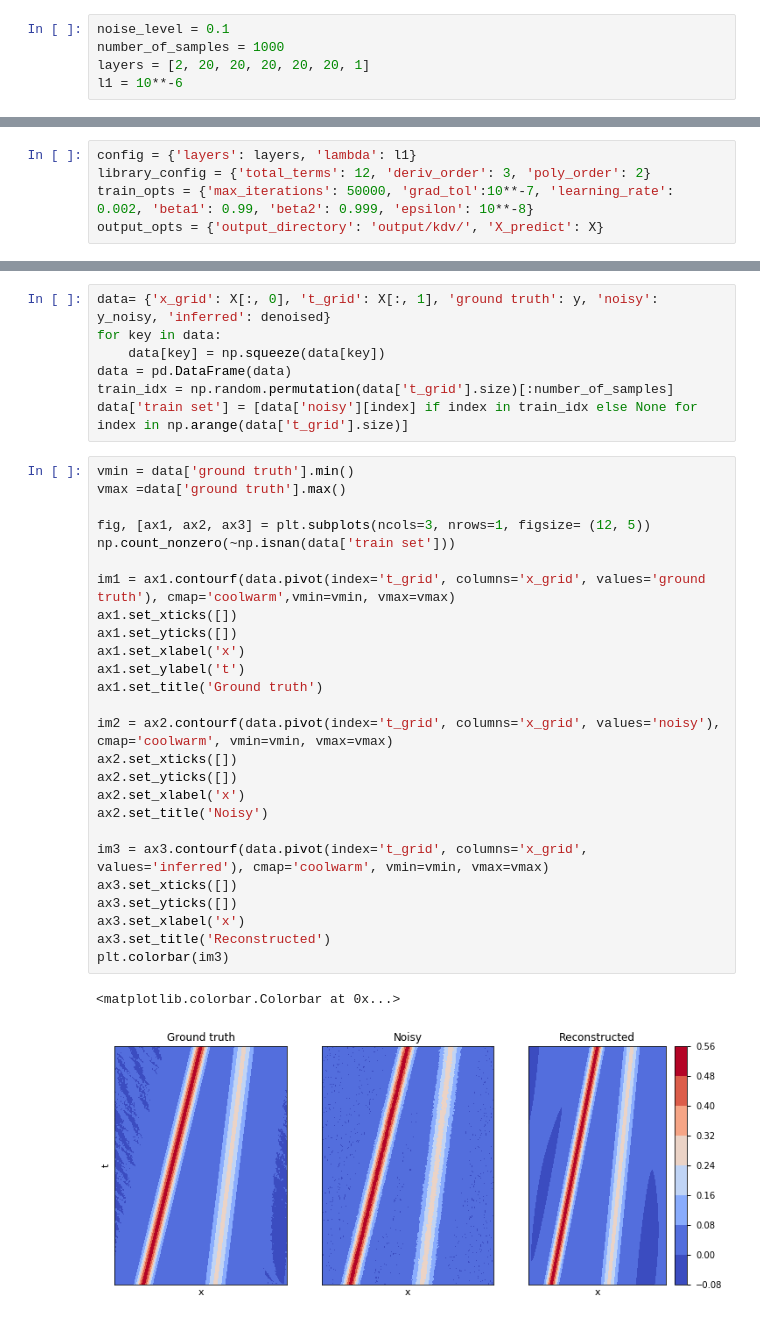
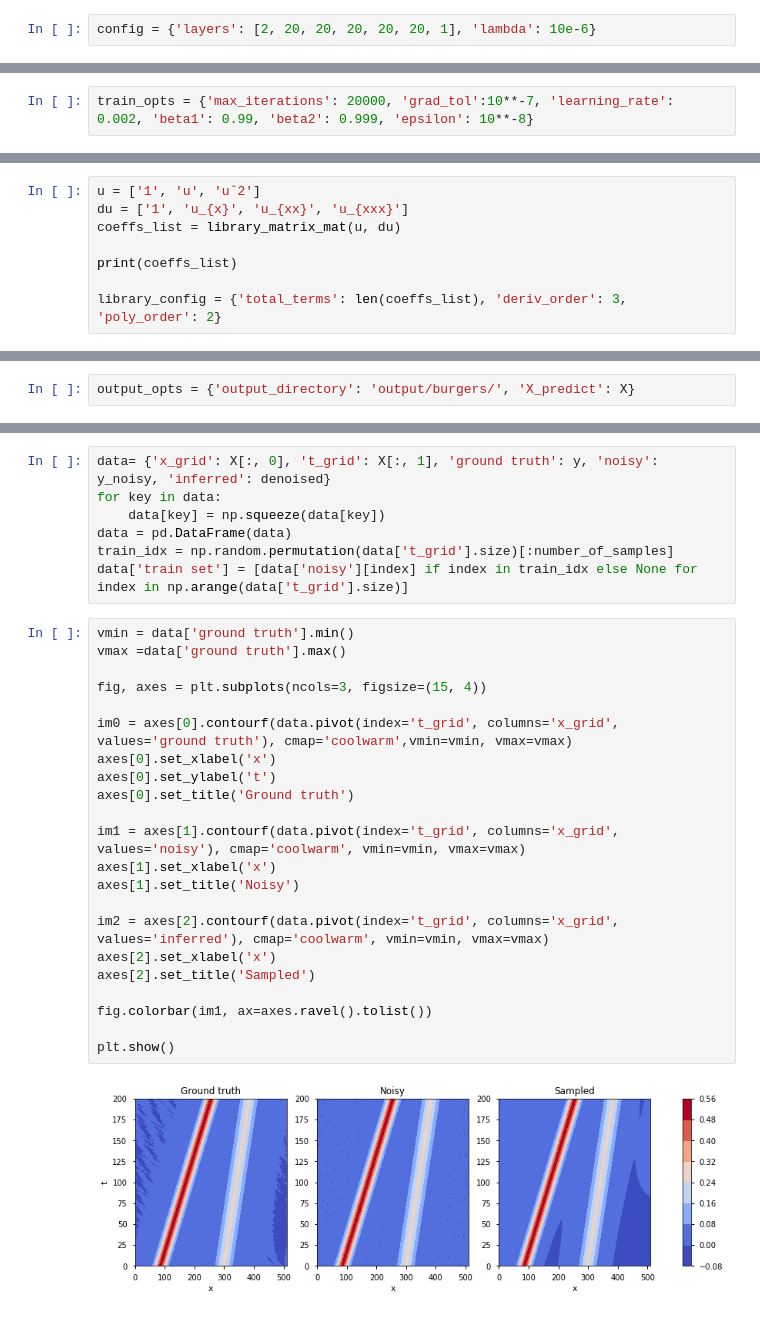
Before and after one commit to PhIMaL/DeePyMoD_tensorflow, a Jupyter notebook: Examples/KDV.ipynb, the cells around one changed output, grey strips where cells are left out. Cells and saved outputs as stored; diff of their text form.

```diff
--- a/Examples/KDV.ipynb
+++ b/Examples/KDV.ipynb
@@ -21,5 +90,2 @@ Set the noise level, number of samples, architecture and strength of the $L_1$ P
 # %%
-noise_level = 0.1
-number_of_samples = 1000
-layers = [2, 20, 20, 20, 20, 20, 1]
-l1 = 10**-6
+config = {'layers': [2, 20, 20, 20, 20, 20, 1], 'lambda': 10e-6}
@@ -44,5 +94,2 @@ Configure DeepMoD and the library function.
 # %%
-config = {'layers': layers, 'lambda': l1}
-library_config = {'total_terms': 12, 'deriv_order': 3, 'poly_order': 2}
-train_opts = {'max_iterations': 50000, 'grad_tol':10**-7, 'learning_rate': 0.002, 'beta1': 0.99, 'beta2': 0.999, 'epsilon': 10**-8}
-output_opts = {'output_directory': 'output/kdv/', 'X_predict': X}
+train_opts = {'max_iterations': 20000, 'grad_tol':10**-7, 'learning_rate': 0.002, 'beta1': 0.99, 'beta2': 0.999, 'epsilon': 10**-8}
@@ -50,0 +98,8 @@ Running DeepMoD using the 1D library:
+# %%
+u = ['1', 'u', 'uˆ2']
+du = ['1', 'u_{x}', 'u_{xx}', 'u_{xxx}']
+coeffs_list = library_matrix_mat(u, du)
+
+print(coeffs_list)
+
+library_config = {'total_terms': len(coeffs_list), 'deriv_order': 3, 'poly_order': 2}
@@ -50,0 +114,2 @@ Running DeepMoD using the 1D library:
+# %%
+output_opts = {'output_directory': 'output/burgers/', 'X_predict': X}
@@ -92,29 +161,24 @@ data['train set'] = [data['noisy'][index] if index in train_idx else None for in
 # %%
 vmin = data['ground truth'].min()
 vmax =data['ground truth'].max()
 
-fig, [ax1, ax2, ax3] = plt.subplots(ncols=3, nrows=1, figsize= (12, 5))
-np.count_nonzero(~np.isnan(data['train set']))
+fig, axes = plt.subplots(ncols=3, figsize=(15, 4))
 
-im1 = ax1.contourf(data.pivot(index='t_grid', columns='x_grid', values='ground truth'), cmap='coolwarm',vmin=vmin, vmax=vmax)
-ax1.set_xticks([])
-ax1.set_yticks([])
-ax1.set_xlabel('x')
-ax1.set_ylabel('t')
-ax1.set_title('Ground truth')
+im0 = axes[0].contourf(data.pivot(index='t_grid', columns='x_grid', values='ground truth'), cmap='coolwarm',vmin=vmin, vmax=vmax)
+axes[0].set_xlabel('x')
+axes[0].set_ylabel('t')
+axes[0].set_title('Ground truth')
 
-im2 = ax2.contourf(data.pivot(index='t_grid', columns='x_grid', values='noisy'), cmap='coolwarm', vmin=vmin, vmax=vmax)
-ax2.set_xticks([])
-ax2.set_yticks([])
-ax2.set_xlabel('x')
-ax2.set_title('Noisy')
+im1 = axes[1].contourf(data.pivot(index='t_grid', columns='x_grid', values='noisy'), cmap='coolwarm', vmin=vmin, vmax=vmax)
+axes[1].set_xlabel('x')
+axes[1].set_title('Noisy')
 
-im3 = ax3.contourf(data.pivot(index='t_grid', columns='x_grid', values='inferred'), cmap='coolwarm', vmin=vmin, vmax=vmax)
-ax3.set_xticks([])
-ax3.set_yticks([])
-ax3.set_xlabel('x')
-ax3.set_title('Reconstructed')
-plt.colorbar(im3)
+im2 = axes[2].contourf(data.pivot(index='t_grid', columns='x_grid', values='inferred'), cmap='coolwarm', vmin=vmin, vmax=vmax)
+axes[2].set_xlabel('x')
+axes[2].set_title('Sampled')
+
+fig.colorbar(im1, ax=axes.ravel().tolist())
+
+plt.show()
 # %% [output]
-<matplotlib.colorbar.Colorbar at 0x...>
-[figure, old version]
+[figure, new version]
```
Also changed, not shown: parts of 31 cells of this notebook, 1 other file.
